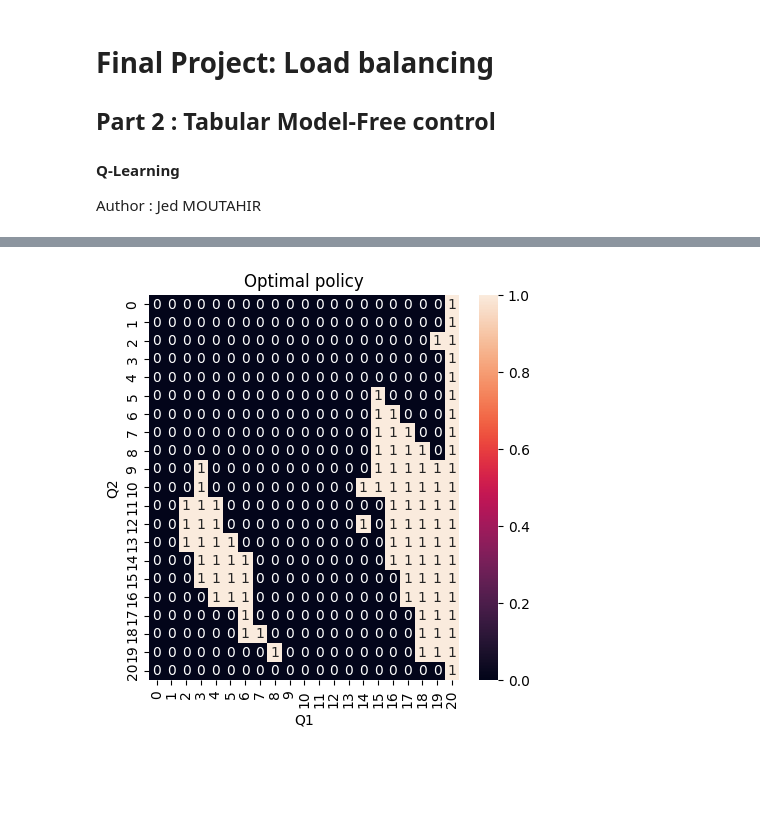
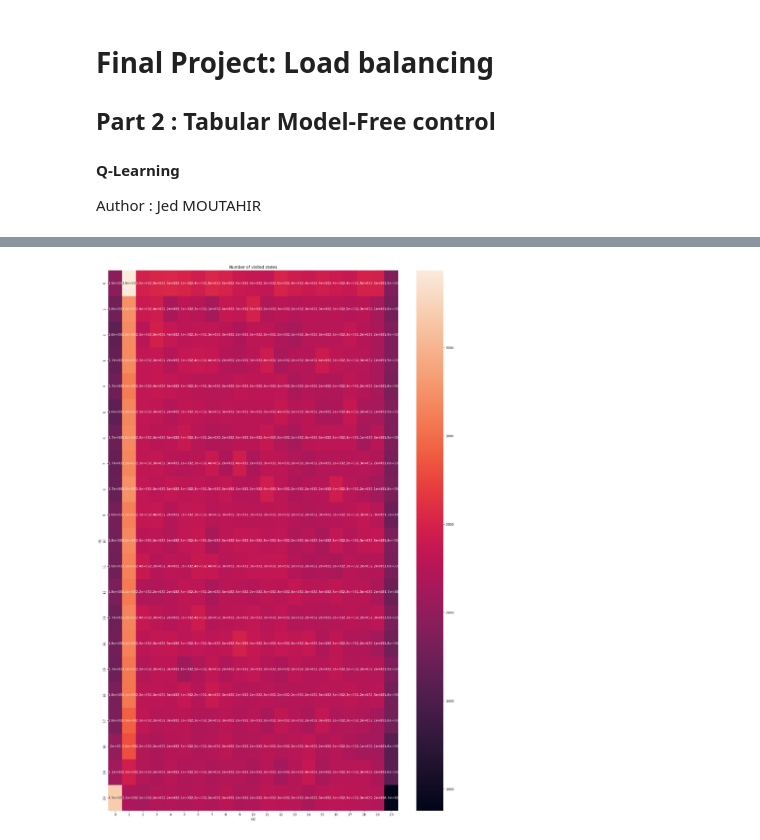
Before and after one commit to JedMoutahir/Travail-SN-ENSEEIHT, a Jupyter notebook: 3A/RL/Project/Tabular/QL.ipynb, the cells around one changed output, grey strips where cells are left out. Drawn from its saved outputs; the diff is of its cells as text; code cells hidden in the pictures; blank space fills up the shorter version.

```diff
--- a/3A/RL/Project/Tabular/QL.ipynb
+++ b/3A/RL/Project/Tabular/QL.ipynb
@@ -155,6 +158,6 @@ Q1_max = 20
 Q2_max = 20
 # %%
 # Compute optimal policy using Q-Learning
-N = 10000
-V, policy, visited_states = QL(gamma, mu1, mu2, lambdA, Q1_max, Q2_max, N, 100)
+N = 1000000
+Q, policy, visited_states = QL(gamma, mu1, mu2, lambdA, Q1_max, Q2_max, N, 1)
 # %% [output]
@@ -182,11 +200,10 @@ plt.show()
 # %%
-# Plot the optimal policy
-fig, ax = plt.subplots(figsize=(5, 5))
-sns.heatmap(policy.T, annot=True, ax=ax)
-ax.set_title("Optimal policy")
-ax.set_xlabel("Q1")
-ax.set_ylabel("Q2")
-plt.savefig("QL_optimal_policy_cst.png")
+# Plot the number of visited states
+fig, ax = plt.subplots(figsize=(20, 30))
+sns.heatmap(visited_states[:, :, 0] + visited_states[:, :, 1], ax=ax, annot=True)
+ax.set_title("Number of visited states")
+ax.set_xlabel("Q2")
+ax.set_ylabel("Q1")
 plt.show()
 # %% [output]
-[figure, old version]
+[figure, new version]
```
Also changed, not shown: parts of 5 cells of this notebook, 21 other files.
